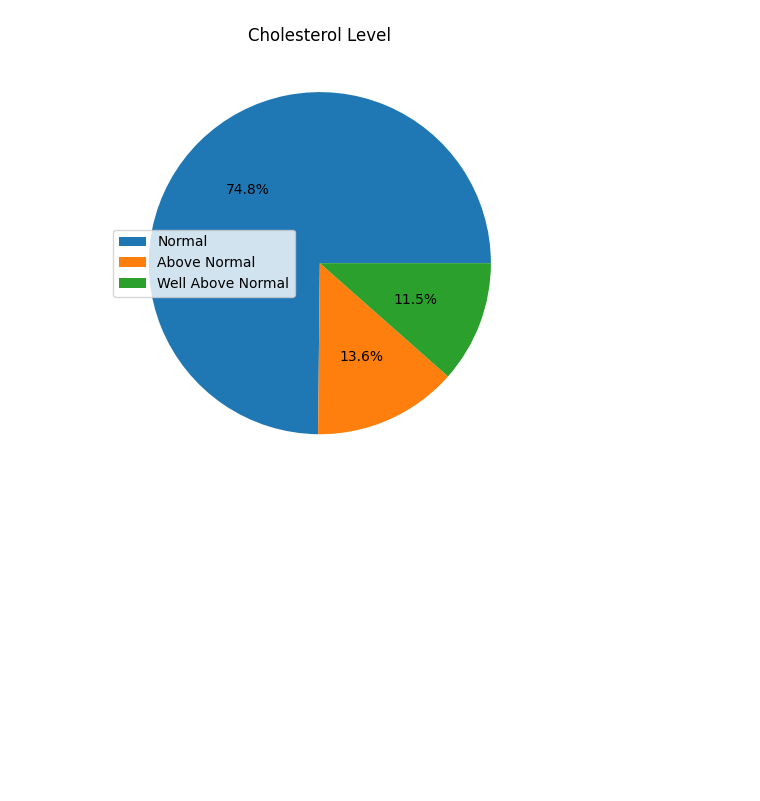
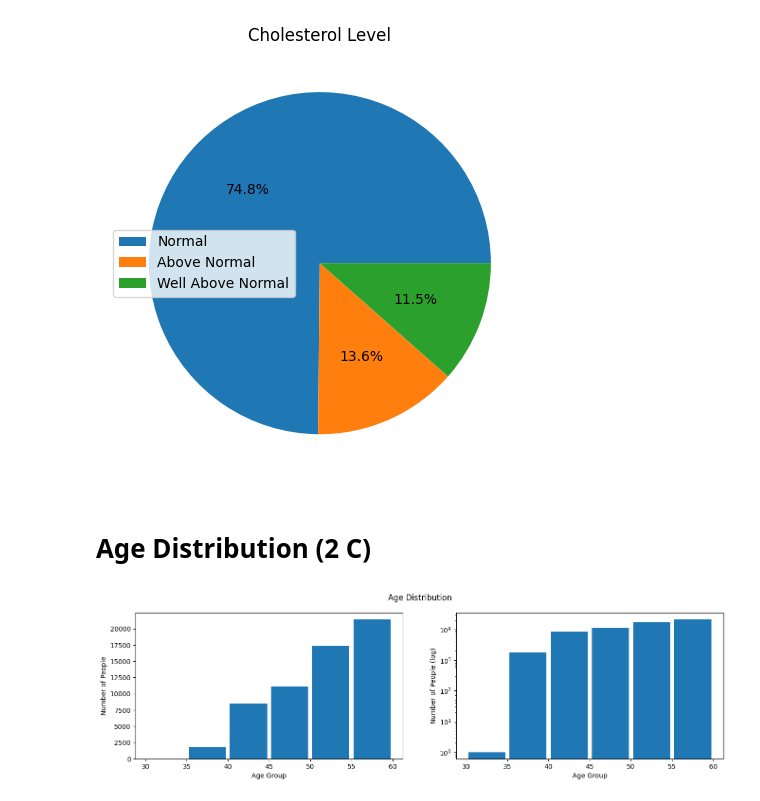
Before and after one commit to Andreas-Svensson/disease_prediction, a Jupyter notebook: data_analysis.ipynb, the cells around one changed output. Cells and saved outputs as stored; diff of their text form; code cells hidden in the pictures; blank space fills up the shorter version.

Commit message:
added age distribution plot

```diff
--- a/data_analysis.ipynb
+++ b/data_analysis.ipynb
@@ -14,3 +14,7 @@ df.head()
 | 2 | 18857 | 1 | 165 | 64.0 | 130 | 70 | 3 | 1 | 0 | 0 | 0 | ... |
 | 3 | 17623 | 2 | 169 | 82.0 | 150 | 100 | 1 | 1 | 0 | 0 | 1 | ... |
 | 4 | 17474 | 1 | 156 | 56.0 | 100 | 60 | 1 | 1 | 0 | 0 | 0 | ... |
+# %%
+df["age"] = df["age"] // 365
+
+df.head()
@@ -53,3 +64,20 @@ ax.set(title = "Cholesterol Level")
 plt.tight_layout()
 # %% [output]
 [figure]
+# %% [markdown]
+# Age Distribution (2 C)
+# %%
+# pick out age groups between lowest and highest age in dataset, group size of n
+n = 5
+bins = [i for i in range(min(df["age"]) + 1, max(df["age"]), n)]
+
+fig, axes = plt.subplots(1, 2, figsize = (16, 4))
+
+# plot age grouped by bins, one normal and one log
+for ax, log in zip(axes.flatten(), [False, True]):
+    ax.hist(df["age"].values, bins, rwidth = 0.9, log = log) # rwidth <1 for space between bins
+    ax.set(xlabel = "Age Group", ylabel = "Number of People" if log == False else "Number of People (log)") # set ylabel to reflect log state
+
+fig.suptitle("Age Distribution");
+# %% [output]
+[figure, added]
```
Also changed, not shown: parts of 1 cell of this notebook.
